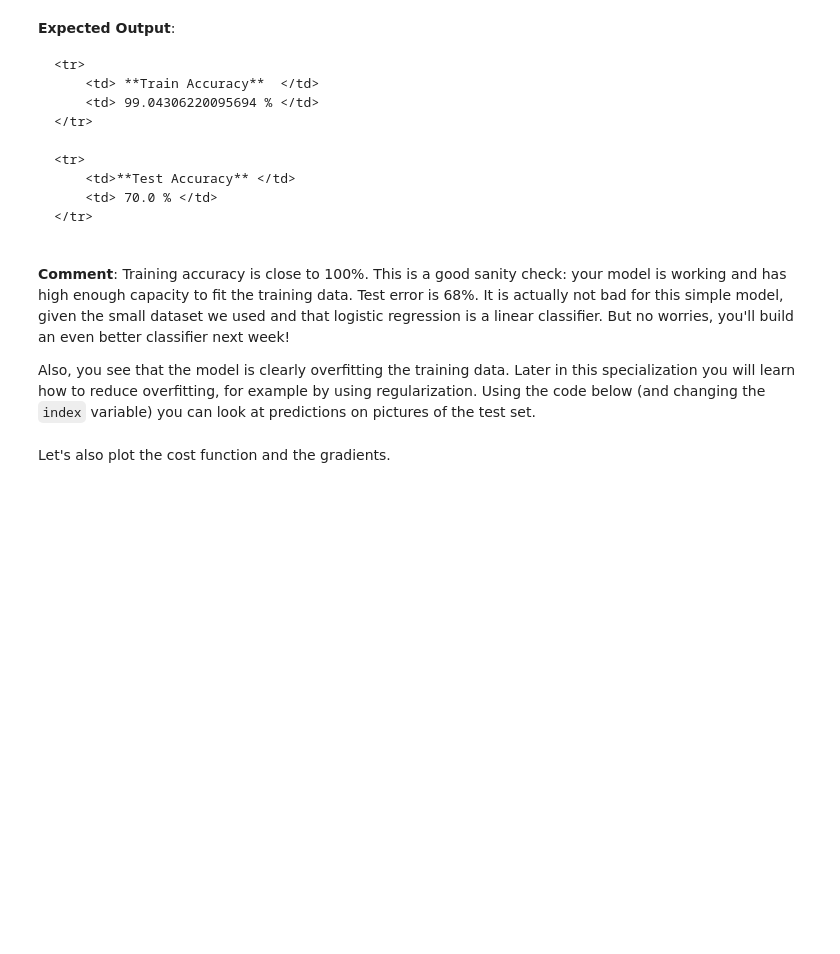
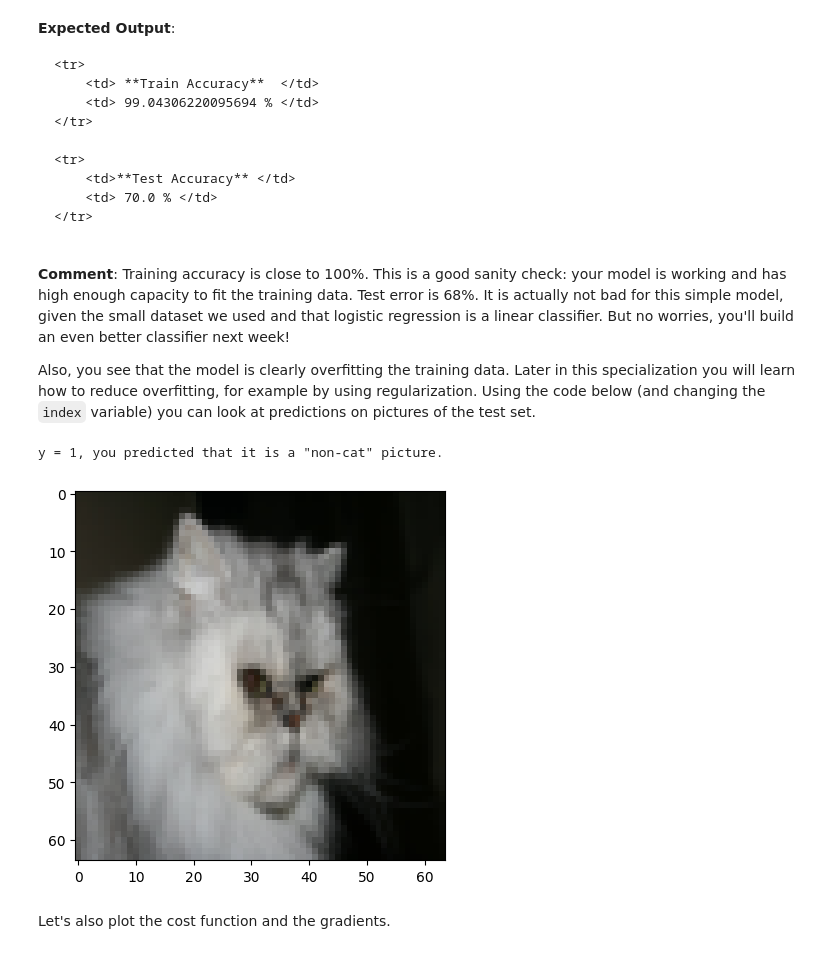
Before and after one commit to Wayne-dot/Coursework, a Jupyter notebook: Deep-Learning-Specialization/Neural-Networks-and-Deep-Learning/Week2/assignment2_2.ipynb, the cells around one changed output. Cells and saved outputs as stored; diff of their text form; code cells hidden in the pictures; blank space fills up the shorter version.

```diff
--- a/Deep-Learning-Specialization/Neural-Networks-and-Deep-Learning/Week2/assignment2_2.ipynb
+++ b/Deep-Learning-Specialization/Neural-Networks-and-Deep-Learning/Week2/assignment2_2.ipynb
@@ -121,8 +121,8 @@ X_flatten = X.reshape(X.shape[0], -1).T      # X.T is the transpose of X
 # Reshape the training and test examples
 
 ### START CODE HERE ### (≈ 2 lines of code)
-
-
+train_set_x_flatten = train_set_x_orig.reshape(train_set_x_orig.shape[0], -1).T
+test_set_x_flatten = test_set_x_orig.reshape(test_set_x_orig.shape[0], -1).T
 ### END CODE HERE ###
 
 print ("train_set_x_flatten shape: " + str(train_set_x_flatten.shape))
@@ -638,9 +690,12 @@ d = model(train_set_x, train_set_y, test_set_x, test_set_y, num_iterations = 200
 Also, you see that the model is clearly overfitting the training data. Later in this specialization you will learn how to reduce overfitting, for example by using regularization. Using the code below (and changing the `index` variable) you can look at predictions on pictures of the test set.
 # %%
 # Example of a picture that was wrongly classified.
-index = 1
+index = 10
 plt.imshow(test_set_x[:,index].reshape((num_px, num_px, 3)))
 print ("y = " + str(test_set_y[0,index]) + ", you predicted that it is a \"" + classes[int(d["Y_prediction_test"][0,index])].decode("utf-8") +  "\" picture.")
+# %% [output]
+y = 1, you predicted that it is a "non-cat" picture.
+[figure, added]
 # %% [markdown]
 Let's also plot the cost function and the gradients.
 # %%
```
Also changed, not shown: parts of 18 cells of this notebook, 4 other files.
